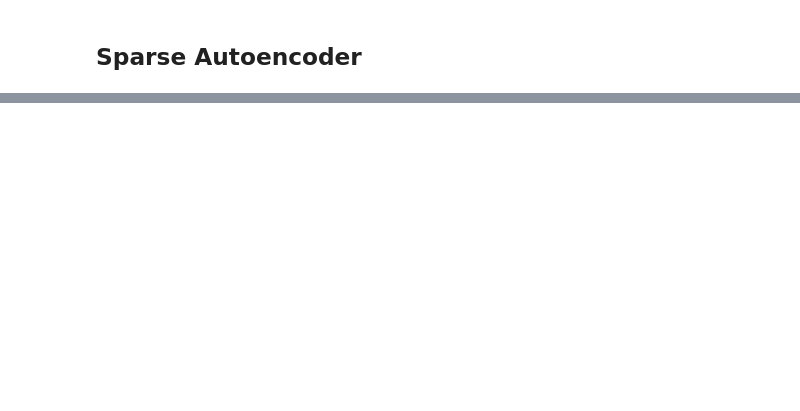
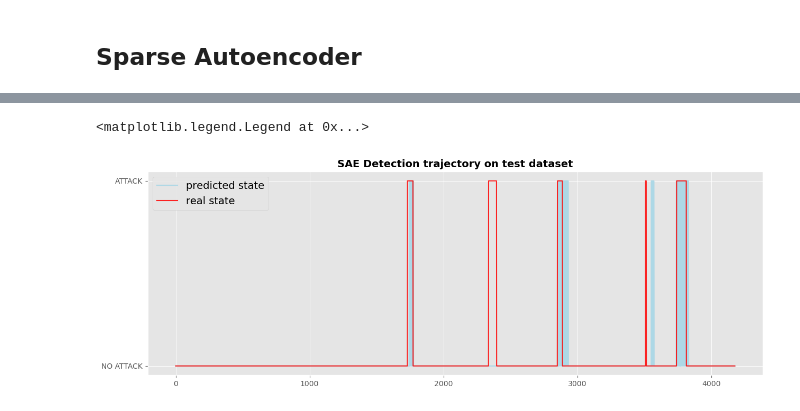
Before and after one commit to xwang112358/SAE-CPS, a Jupyter notebook: evaluate_methods.ipynb, the cells around one changed output, grey strips where cells are left out. Drawn from its saved outputs; the diff is of its cells as text; code cells hidden in the pictures; blank space fills up the shorter version.

```diff
--- a/evaluate_methods.ipynb
+++ b/evaluate_methods.ipynb
@@ -15,0 +17,7 @@ Number of features: 43
+# %%
+test_dataset = torch.load("./dataset/BATADAL_test_dataset.pt", weights_only=False)
+
+X_test = test_dataset[0]
+y_test = test_dataset[1]
+input_dim = X_test.shape[1]
+print(X_test.shape)
@@ -17,0 +58,18 @@ Number of features: 43
+# %%
+best_hyperparameters = pd.read_csv(best_hyparams_path)
+dict_size = input_dim * best_hyperparameters['dict_size_multiplier'][0]
+sparse_lambda = best_hyperparameters['sparse_lambda'][0]
+learning_rate = best_hyperparameters['learning_rate'][0]
+
+sae = SparseAutoEncoder(input_dim, dict_size, sparse_lambda)
+sae_test_recon_loss, sae_predicted_labels = sae.predict_anomaly(model_path=sae_model_path,
+                    input_X=X_test,
+                    quantile=0.95,
+                    window=28)
+
+sae_accuracy = accuracy_score(y_test, sae_predicted_labels)
+sae_f1 = f1_score(y_test, sae_predicted_labels)
+sae_precision = precision_score(y_test, sae_predicted_labels)
+sae_recall = recall_score(y_test, sae_predicted_labels)
+print('Test Results:')
+print(f"SAE Accuracy: {sae_accuracy}\nF1 Score: {sae_f1}\nPrecision: {sae_precision}\nRecall: {sae_recall}")
@@ -56,0 +169,18 @@ Text(0, 0.5, 'Loss')
+# %%
+fig, ax = plt.subplots(figsize=(15, 5))
+shade_of_gray = 'lightblue'
+ax.plot(sae_predicted_labels, color=shade_of_gray, label='predicted state')
+ax.fill_between(range(len(sae_predicted_labels)), sae_predicted_labels,
+                where=sae_predicted_labels <= 1, interpolate=True, color=shade_of_gray)
+
+# Plot real state
+ax.plot(y_test, color='r', alpha=0.85, lw=1.5, label='real state')
+
+# Customize the plot
+ax.set_title('SAE Detection trajectory on test dataset', fontsize=14, fontweight='bold')
+ax.set_yticks([0, 1])
+ax.set_yticklabels(['NO ATTACK', 'ATTACK'])
+ax.legend(fontsize=14, loc=2)
+# %% [output]
+<matplotlib.legend.Legend at 0x...>
+[figure, added]
```
Also changed, not shown: parts of 26 cells of this notebook, 34 other files.
